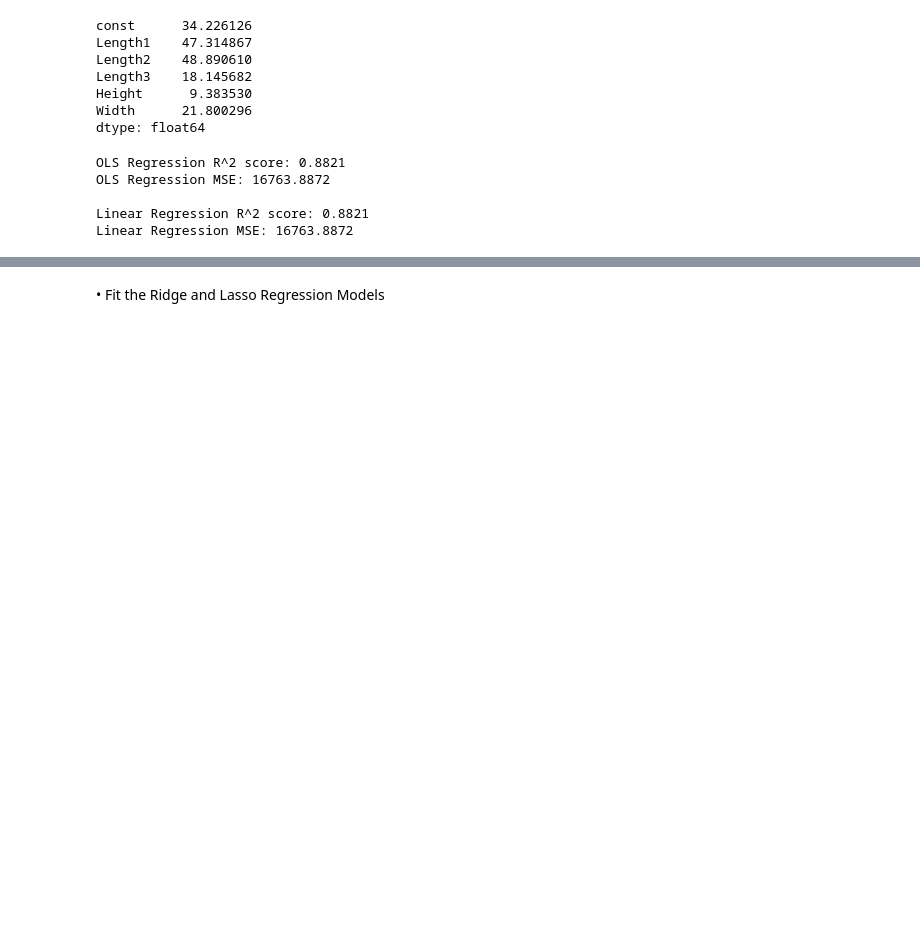
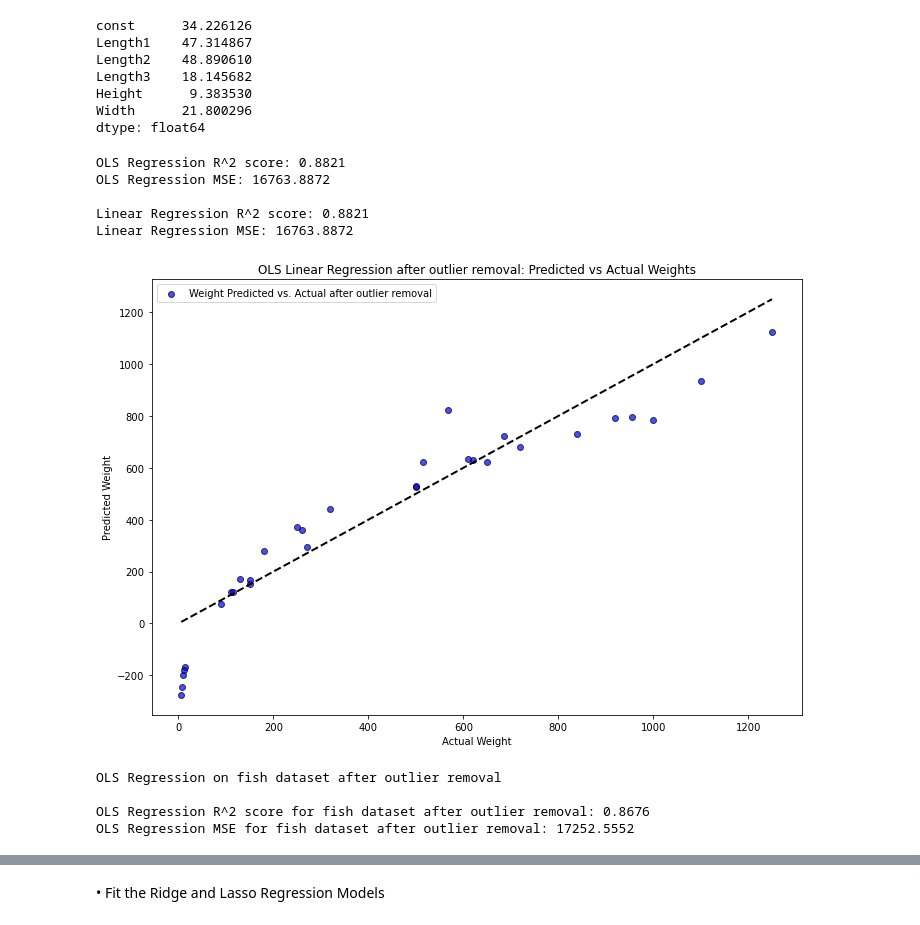
Before and after one commit to buddhathapa12/machine-learning, a Jupyter notebook: linearRegression_Assignment1/E923Q669_CS770_Asignment1_Q2.ipynb, the cells around one changed output, grey strips where cells are left out. Cells and saved outputs as stored; diff of their text form; code cells hidden in the pictures; blank space fills up the shorter version.

```diff
--- a/linearRegression_Assignment1/E923Q669_CS770_Asignment1_Q2.ipynb
+++ b/linearRegression_Assignment1/E923Q669_CS770_Asignment1_Q2.ipynb
@@ -426,3 +428,45 @@ OLS Regression MSE: 16763.8872
 
 Linear Regression R^2 score: 0.8821
 Linear Regression MSE: 16763.8872
+# %%
+# OLS method Implementation on dataset after outlier removal
+X_train_with_const_without_outlier = sm.add_constant(X_train_without_outlier)
+ols_model_without_outlier = sm.OLS(y_train_without_outlier, X_train_with_const_without_outlier).fit()
+
+X_test_with_const_without_outlier = sm.add_constant(X_test_without_outlier)
+y_predicted_ols_without_outlier = ols_model_without_outlier.predict(X_test_with_const_without_outlier)
+
+fig, axs = plt.subplots(figsize=(10, 7))
+plt.scatter(y_test_without_outlier, y_predicted_ols_without_outlier, color='blue', edgecolor='k', alpha=0.7, label='Weight Predicted vs. Actual after outlier removal')
+plt.plot([y_test_without_outlier.min(), y_test_without_outlier.max()], [y_test_without_outlier.min(), y_test_without_outlier.max()], 'k--', lw=2)
+plt.xlabel('Actual Weight')
+plt.ylabel('Predicted Weight')
+plt.title(f'OLS Linear Regression after outlier removal: Predicted vs Actual Weights')
+plt.legend()
+plt.tight_layout()
+plt.savefig(f'fish_images/scatter plot between predicted vs actual weights on OLS regression model after outlier removal', dpi=300, bbox_inches='tight')
+plt.show()
+# %% [output]
+[figure, added]
+# %%
+#OLS linear regression on dataset
+print(f"OLS Regression on fish dataset after outlier removal\n")
+final_output_df = pd.concat(
+    [final_output_df,
+    pd.DataFrame(
+        np.array(
+            [[f"OLS Regression after outlier removal",
+            r2_score(y_test_without_outlier, y_predicted_ols_without_outlier),
+            mean_squared_error(y_test_without_outlier, y_predicted_ols_without_outlier)]]
+            ),
+        columns=["Algorithm and Datatype", "R²", "Mean Square Error"]
+        )],
+    ignore_index=True
+    )
+print(f"OLS Regression R^2 score for fish dataset after outlier removal: {r2_score(y_test_without_outlier, y_predicted_ols_without_outlier):.4f}")
+print(f"OLS Regression MSE for fish dataset after outlier removal: {mean_squared_error(y_test_without_outlier, y_predicted_ols_without_outlier):.4f}\n")
+# %% [output]
+OLS Regression on fish dataset after outlier removal
+
+OLS Regression R^2 score for fish dataset after outlier removal: 0.8676
+OLS Regression MSE for fish dataset after outlier removal: 17252.5552
```
Also changed, not shown: parts of 14 cells of this notebook.
